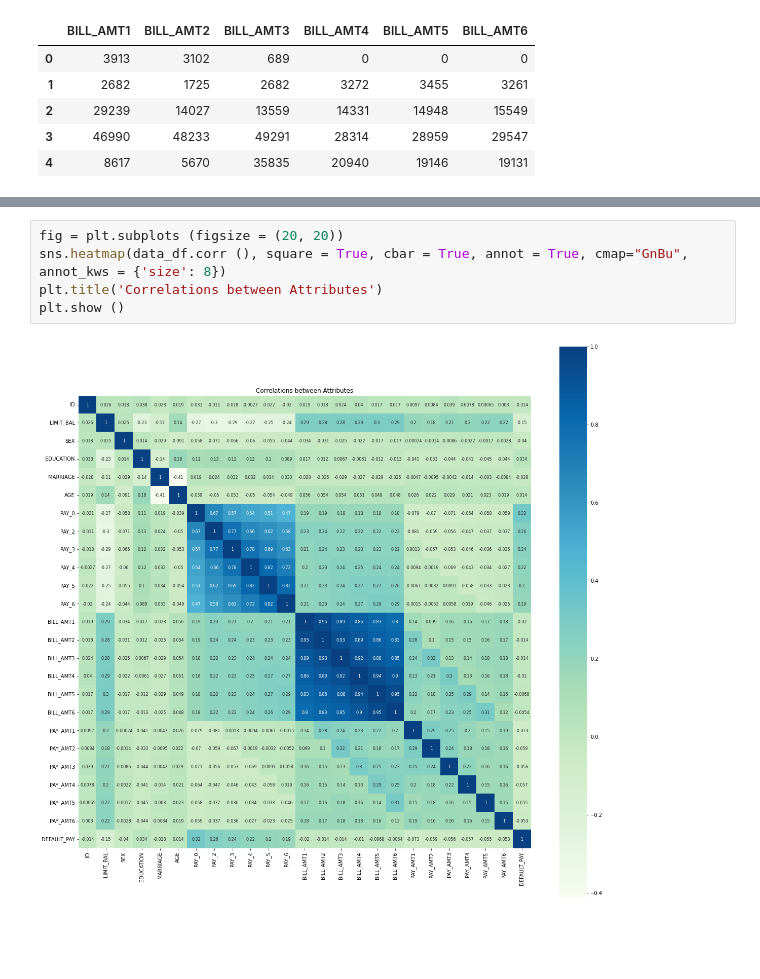
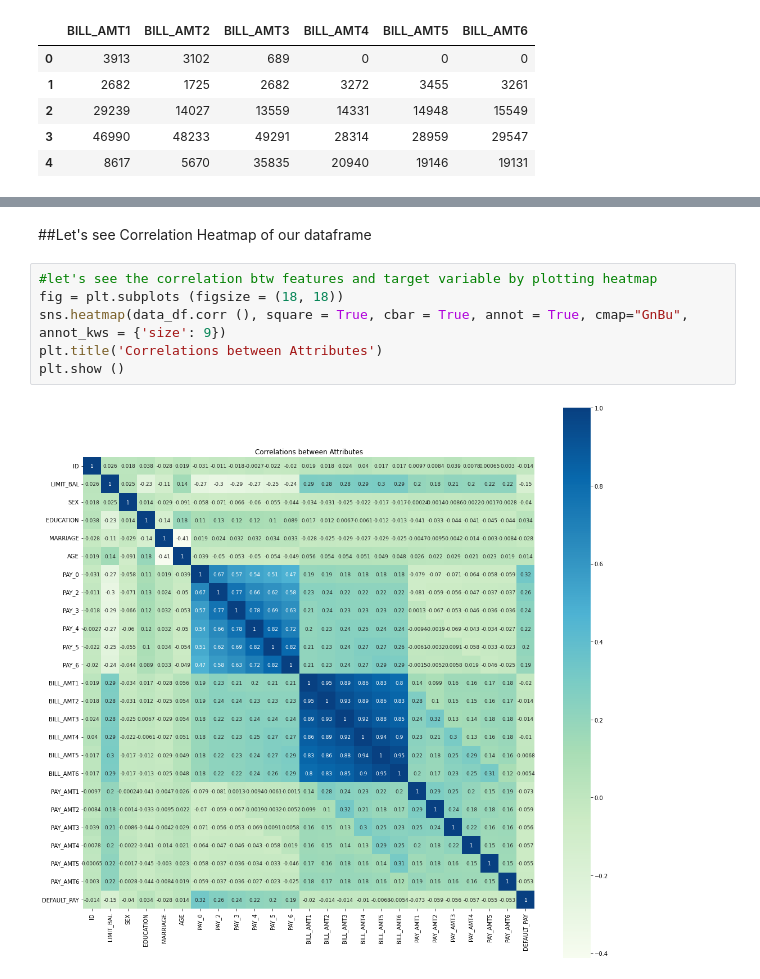
Before and after one commit to MadhurAwasthi/Credit-Card-Default-Prediction, a Jupyter notebook: Credit_Card_Default_Prediction_Capstone_Project.ipynb, the cells around one changed output, grey strips where cells are left out. Drawn from its saved outputs; the diff is of its cells as text; blank space fills up the shorter version.

```diff
--- a/Credit_Card_Default_Prediction_Capstone_Project.ipynb
+++ b/Credit_Card_Default_Prediction_Capstone_Project.ipynb
@@ -444,7 +512,10 @@ ValueError: ignored
+# %% [markdown]
+##Let's see Correlation Heatmap of our dataframe
 # %%
-fig = plt.subplots (figsize = (20, 20))
-sns.heatmap(data_df.corr (), square = True, cbar = True, annot = True, cmap="GnBu", annot_kws = {'size': 8})
+#let's see the correlation btw features and target variable by plotting heatmap
+fig = plt.subplots (figsize = (18, 18))
+sns.heatmap(data_df.corr (), square = True, cbar = True, annot = True, cmap="GnBu", annot_kws = {'size': 9})
 plt.title('Correlations between Attributes')
 plt.show ()
 # %% [output]
-[figure, old version]
+[figure, new version]
```
Also changed, not shown: parts of 17 cells of this notebook.
